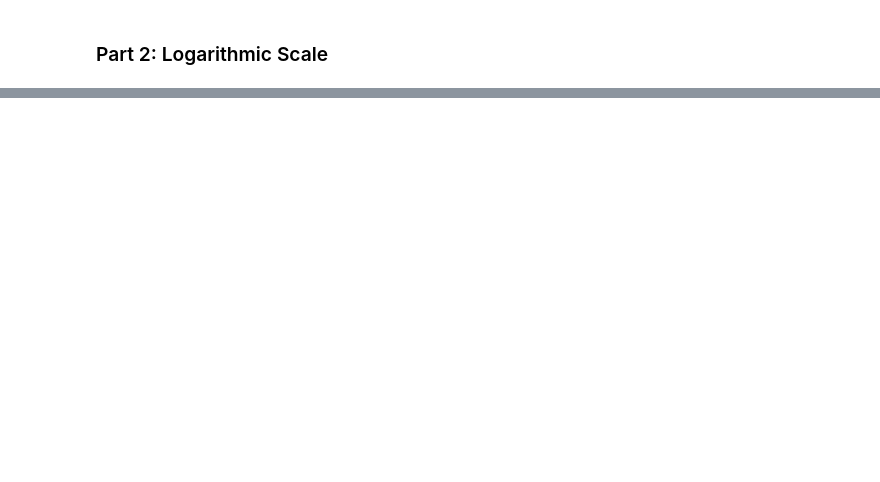
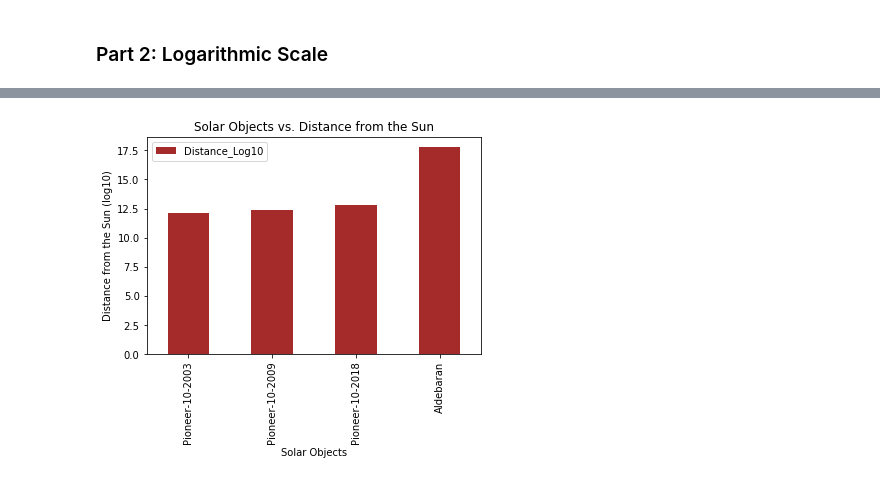
Before and after one commit to ksajjad240/Physics, a Jupyter notebook: Project_1/Project_1.ipynb, the cells around one changed output, grey strips where cells are left out. Cells and saved outputs as stored; diff of their text form; code cells hidden in the pictures; blank space fills up the shorter version.

```diff
--- a/Project_1/Project_1.ipynb
+++ b/Project_1/Project_1.ipynb
@@ -156,0 +368,3 @@ plt.show()
+# %%
+df41 = df[(df['Part_Number'] == '4')]
+df41
@@ -157,3 +377,16 @@ plt.show()
+# %%
+# Bar Graph
+df41.plot(kind='bar',
+        x='Solar_Object',
+        y='Distance_Log10',
+        color='brown')
+
+plt.title('Solar Objects vs. Distance from the Sun')
+plt.xlabel('Solar Objects')
+plt.ylabel('Distance from the Sun (log10)')
+plt.show()
+# %% [output]
+[figure, added]
 # %% [markdown]
 ### Part 5: Starts and Galaxies
 <img src="Part5.PNG" align="left">
```
Also changed, not shown: parts of 33 cells of this notebook.
